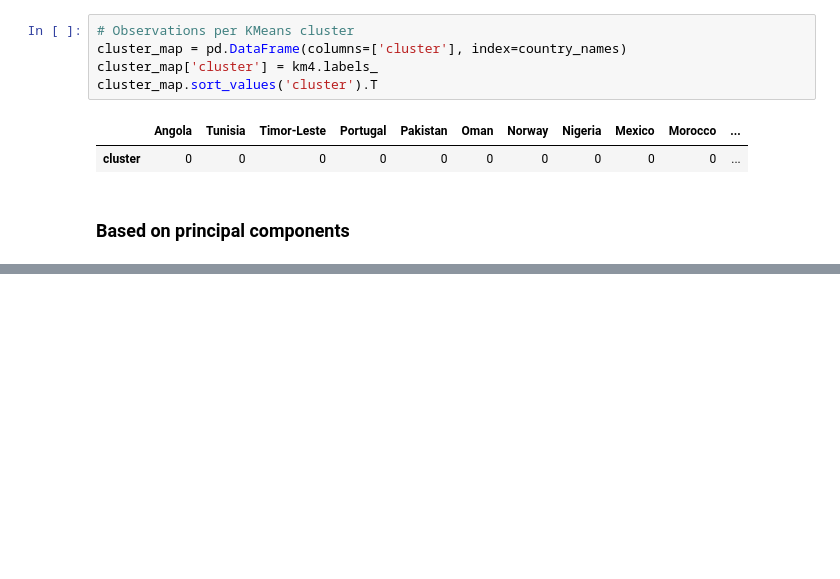
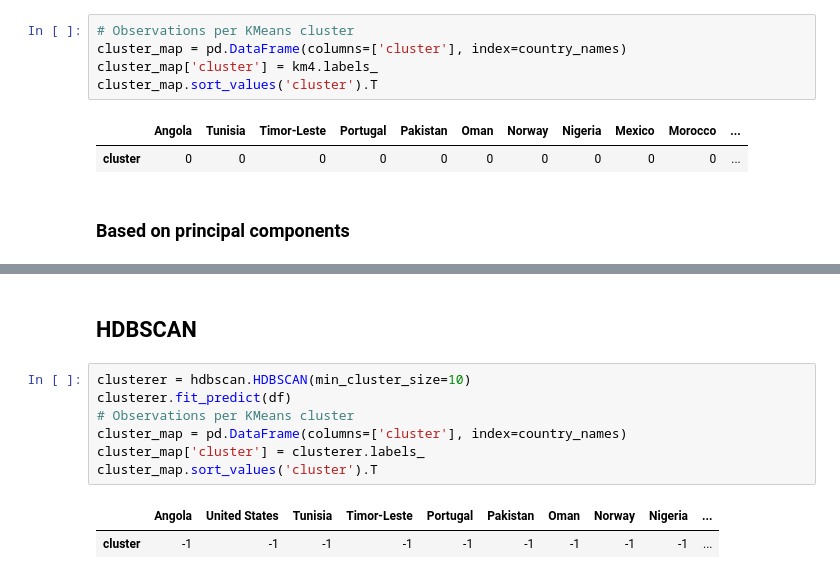
Before and after one commit to WolfLo/clustering-economies, a Jupyter notebook: clustering_overview.ipynb, the cells around one changed output, grey strips where cells are left out. Cells and saved outputs as stored; diff of their text form; blank space fills up the shorter version.

```diff
--- a/preprocessing.ipynb
+++ b/clustering_overview.ipynb
@@ -286,0 +297,12 @@ Next: prova correlation-based distances e DBSCAN
+# %% [markdown]
+## HDBSCAN
+# %%
+clusterer = hdbscan.HDBSCAN(min_cluster_size=10)
+clusterer.fit_predict(df)
+# Observations per KMeans cluster
+cluster_map = pd.DataFrame(columns=['cluster'], index=country_names)
+cluster_map['cluster'] = clusterer.labels_
+cluster_map.sort_values('cluster').T
+# %% [output]
+|  | Angola | United States | Tunisia | Timor-Leste | Portugal | Pakistan | Oman | Norway | Nigeria | ... |
+| cluster | -1 | -1 | -1 | -1 | -1 | -1 | -1 | -1 | -1 | ... |
```
Also changed, not shown: parts of 6 cells of this notebook, 2 other files.
